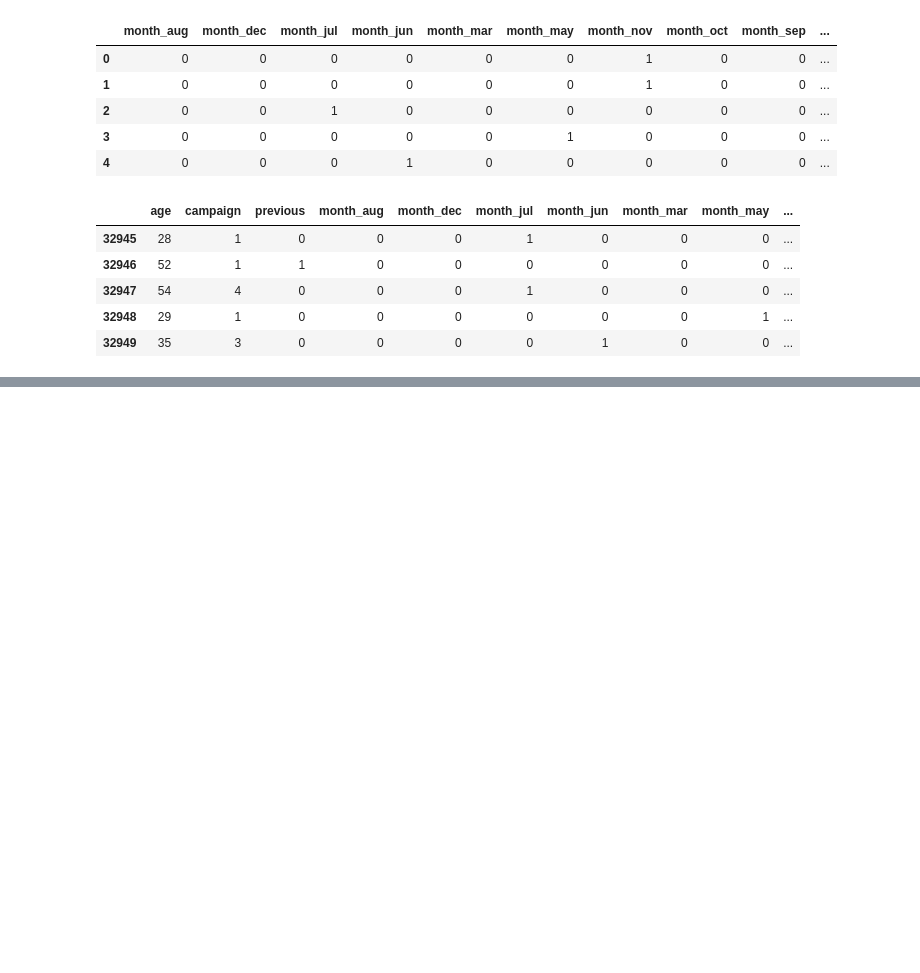
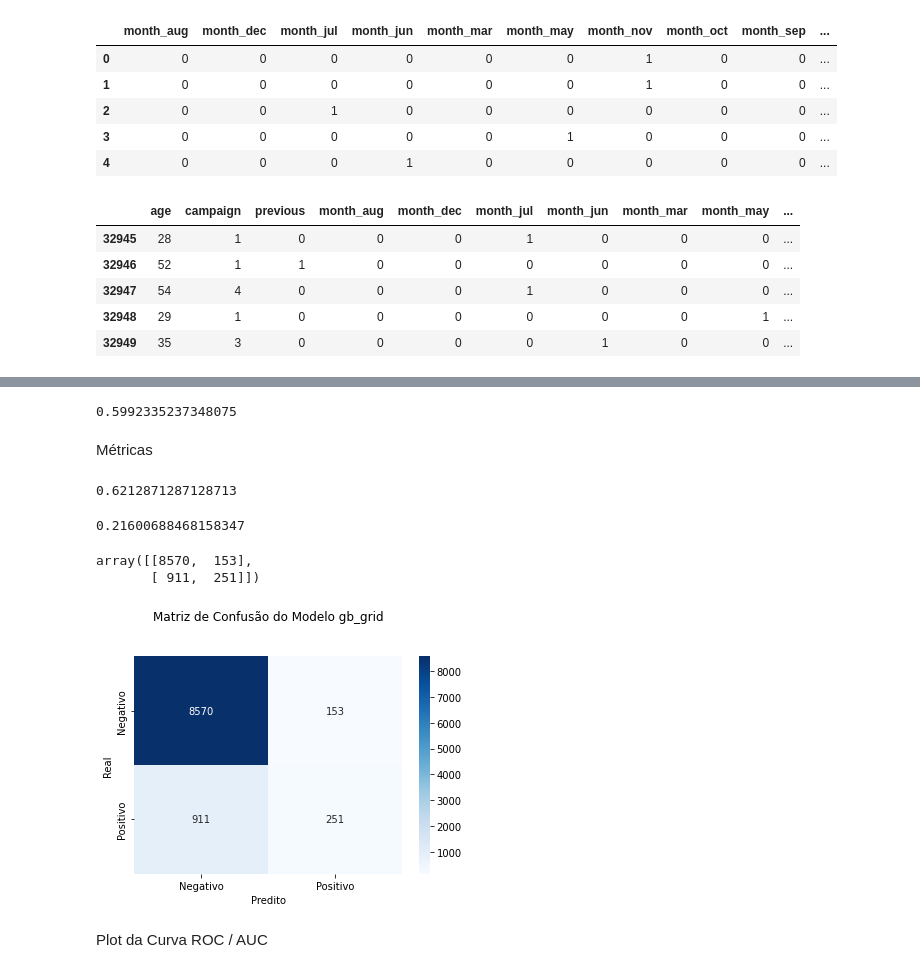
Before and after one commit to BrunoFlauzinoDS/Estudos_Data_Science, a Jupyter notebook: Módulo_5_Modelagem_Classificação.ipynb, the cells around one changed output, grey strips where cells are left out. Cells and saved outputs as stored; diff of their text form; code cells hidden in the pictures; blank space fills up the shorter version.

```diff
--- a/Módulo_5_Modelagem_Classificação.ipynb
+++ b/Módulo_5_Modelagem_Classificação.ipynb
@@ -354,0 +593,7 @@ explicativas_modelagem.tail()
+# %%
+gb_grid_dc = {
+    'n_estimators':[100,200,500],
+    'min_samples_split':[2,40],
+    'min_samples_leaf':[2,100],
+    'random_state':[42]
+}
@@ -354,0 +607,5 @@ explicativas_modelagem.tail()
+# %%
+gb_grid = GridSearchCV(gb_grid_estimator,
+                       gb_grid_dc,
+                       scoring=make_scorer(roc_auc_score),
+                       cv=5)
@@ -354,0 +621,2 @@ explicativas_modelagem.tail()
+# %%
+gb_grid.fit(x_treino, y_treino)
@@ -354,0 +641,38 @@ explicativas_modelagem.tail()
+# %%
+roc_auc_score(y_teste, gb_grid.predict(x_teste))
+# %% [output]
+0.5992335237348075
+# %% [markdown]
+Métricas
+# %%
+precision_score(y_teste, gb_grid.predict(x_teste))
+# %% [output]
+0.6212871287128713
+# %%
+recall_score(y_teste, gb_grid.predict(x_teste))
+# %% [output]
+0.21600688468158347
+# %%
+cf_matrix = confusion_matrix(y_teste, gb_grid.predict(x_teste))
+cf_matrix
+# %% [output]
+array([[8570,  153],
+       [ 911,  251]])
+# %%
+ax = sns.heatmap(cf_matrix,
+                 annot=True,
+                 cmap='Blues',
+                 fmt='.4g')
+
+ax.set_title("Matriz de Confusão do Modelo gb_grid\n\n")
+ax.set_xlabel("Predito")
+ax.set_ylabel("Real")
+
+ax.xaxis.set_ticklabels(['Negativo', 'Positivo'])
+ax.yaxis.set_ticklabels(['Negativo', 'Positivo'])
+
+plt.show()
+# %% [output]
+[figure, added]
+# %% [markdown]
+Plot da Curva ROC / AUC
```
Also changed, not shown: parts of 80 cells of this notebook.
